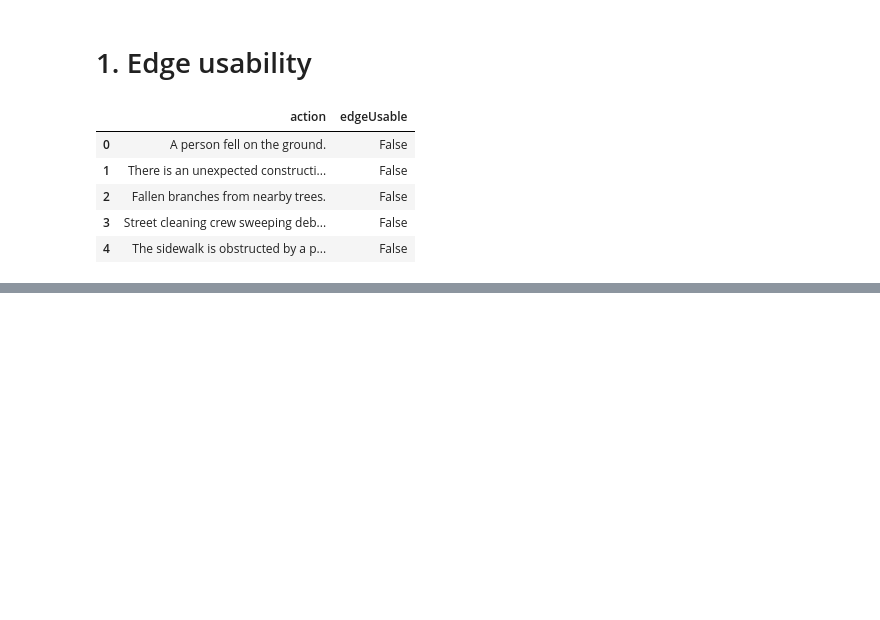
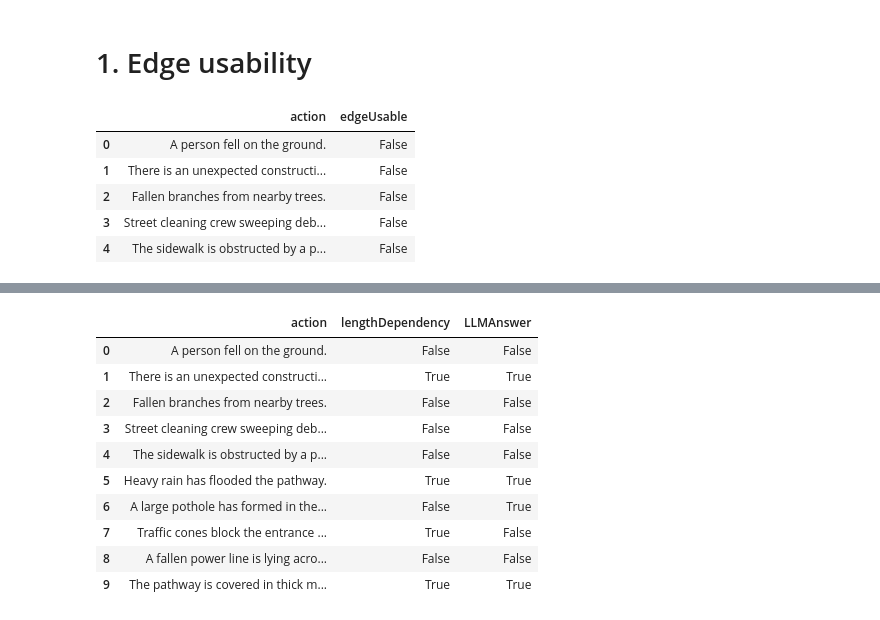
Before and after one commit to Dacian22/Medicar, a Jupyter notebook: run-experiments.ipynb, the cells around one changed output, grey strips where cells are left out. Saved outputs shown, nothing was run; the diff lists cells and outputs as text; code cells hidden in the pictures; blank space fills up the shorter version.

Commit message:
run-experiments.ipynb for dynamic edge approach

```diff
--- a/run-experiments.ipynb
+++ b/run-experiments.ipynb
@@ -48,0 +55,3 @@ for approach in approaches:
+# %%
+# load evaluation csv
+df_evaluation = pd.read_csv(os.path.join(os.getenv('RESOURCES'), 'EvaluationDataset-dynamic-edge-weight.csv'), sep=";")
@@ -48,0 +67,17 @@ for approach in approaches:
+# %%
+# TODO
+df_evaluation = df_evaluation.iloc[:10]
+# %%
+df_evaluation
+# %% [output]
+|  | action | lengthDependency | LLMAnswer |
+| 0 | A person fell on the ground. | False | False |
+| 1 | There is an unexpected constructi... | True | True |
+| 2 | Fallen branches from nearby trees. | False | False |
+| 3 | Street cleaning crew sweeping deb... | False | False |
+| 4 | The sidewalk is obstructed by a p... | False | False |
+| 5 | Heavy rain has flooded the pathway. | True | True |
+| 6 | A large pothole has formed in the... | False | True |
+| 7 | Traffic cones block the entrance ... | True | False |
+| 8 | A fallen power line is lying acro... | False | False |
+| 9 | The pathway is covered in thick m... | True | True |
```
Also changed, not shown: parts of 5 cells of this notebook, 1 other file.
